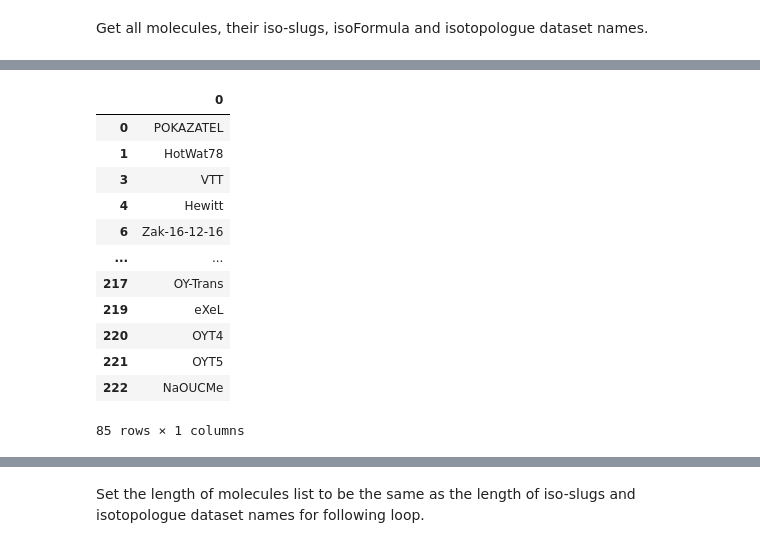
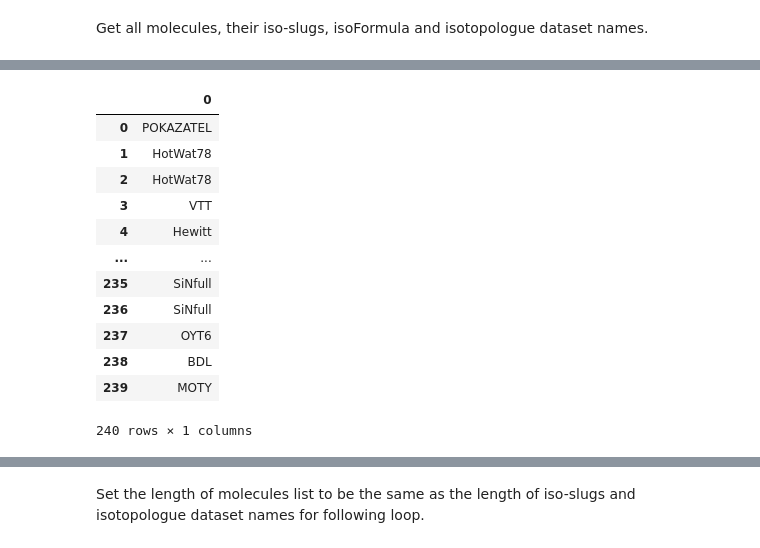
Before and after one commit to Beryl-Jingxin/PyExoCross, a Jupyter notebook: ExoMol_format/exomol_master.ipynb, the cells around one changed output, grey strips where cells are left out. Drawn from its saved outputs; the diff is of its cells as text; code cells hidden in the pictures.

```diff
--- a/ExoMol_format/exomol_master.ipynb
+++ b/ExoMol_format/exomol_master.ipynb
@@ -153,16 +103,16 @@ isotopologue_unduplicated
-# %%
-iso_datset_unduplicated
-# %% [output]
-|  | 0 |
-| 0 | POKAZATEL |
-| 1 | HotWat78 |
-| 3 | VTT |
-| 4 | Hewitt |
-| 6 | Zak-16-12-16 |
-| ... | ... |
-| 217 | OY-Trans |
-| 219 | eXeL |
-| 220 | OYT4 |
-| 221 | OYT5 |
-| 222 | NaOUCMe |
-85 rows × 1 columns
+# %%
+dataset
+# %% [output]
+|  | 0 |
+| 0 | POKAZATEL |
+| 1 | HotWat78 |
+| 2 | HotWat78 |
+| 3 | VTT |
+| 4 | Hewitt |
+| ... | ... |
+| 235 | SiNfull |
+| 236 | SiNfull |
+| 237 | OYT6 |
+| 238 | BDL |
+| 239 | MOTY |
+240 rows × 1 columns
```
Also changed, not shown: parts of 32 cells of this notebook, 14 other files.
